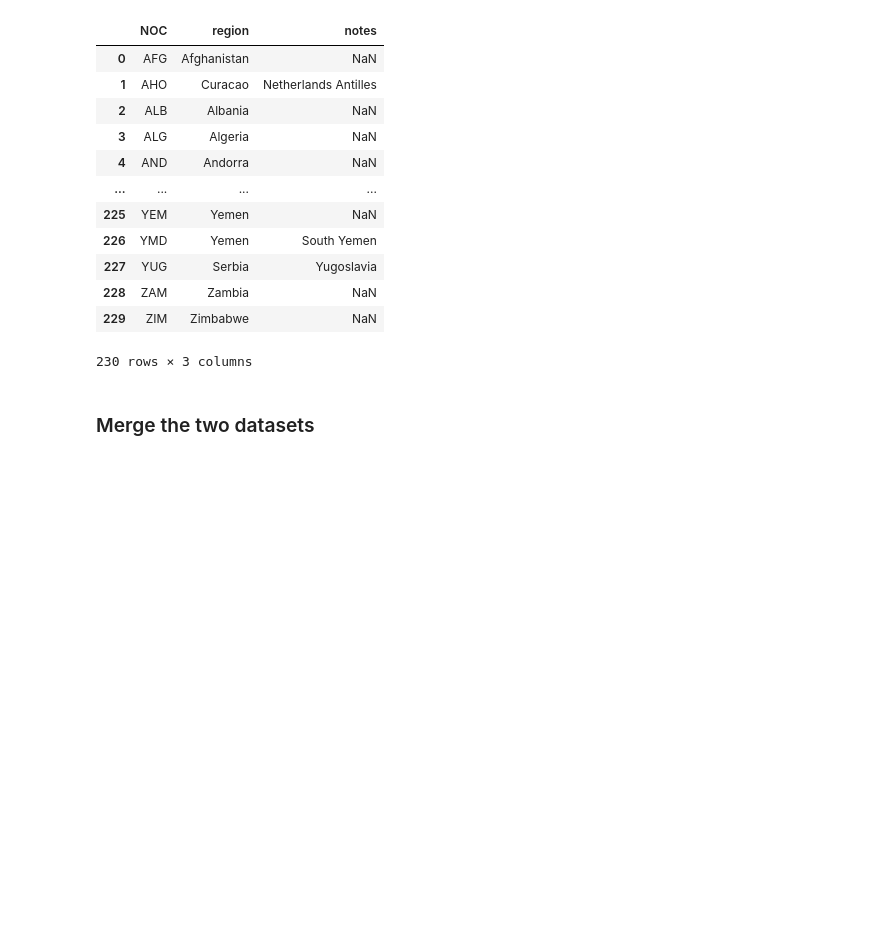
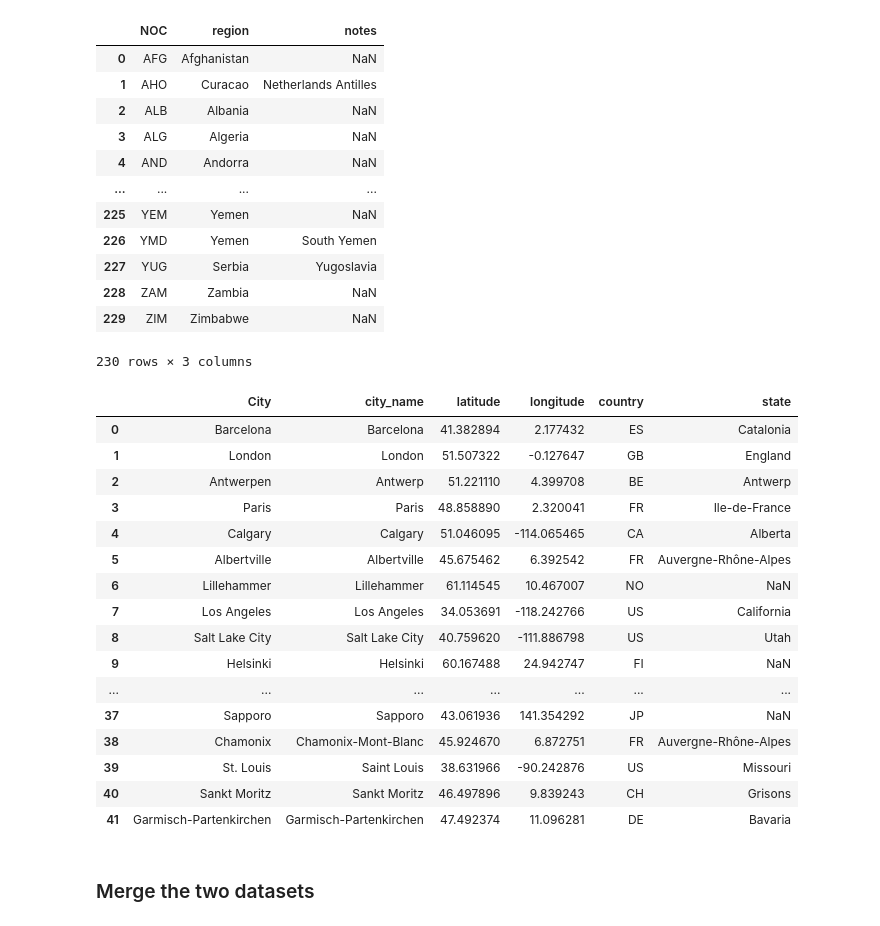
Before and after one commit to Maryam-Dollet/Dataviz_project, a Jupyter notebook: dataviz_project.ipynb, the cells around one changed output. Saved outputs shown, nothing was run; the diff lists cells and outputs as text; code cells hidden in the pictures; blank space fills up the shorter version.

```diff
--- a/dataviz_project.ipynb
+++ b/dataviz_project.ipynb
@@ -37,6 +37,28 @@ noc_regions
 | 228 | ZAM | Zambia | NaN |
 | 229 | ZIM | Zimbabwe | NaN |
 230 rows × 3 columns
+# %%
+city_positions = pd.read_csv("city_position.csv", sep=',')
+# %%
+city_positions
+# %% [output]
+|  | City | city_name | latitude | longitude | country | state |
+| 0 | Barcelona | Barcelona | 41.382894 | 2.177432 | ES | Catalonia |
+| 1 | London | London | 51.507322 | -0.127647 | GB | England |
+| 2 | Antwerpen | Antwerp | 51.221110 | 4.399708 | BE | Antwerp |
+| 3 | Paris | Paris | 48.858890 | 2.320041 | FR | Ile-de-France |
+| 4 | Calgary | Calgary | 51.046095 | -114.065465 | CA | Alberta |
+| 5 | Albertville | Albertville | 45.675462 | 6.392542 | FR | Auvergne-Rhône-Alpes |
+| 6 | Lillehammer | Lillehammer | 61.114545 | 10.467007 | NO | NaN |
+| 7 | Los Angeles | Los Angeles | 34.053691 | -118.242766 | US | California |
+| 8 | Salt Lake City | Salt Lake City | 40.759620 | -111.886798 | US | Utah |
+| 9 | Helsinki | Helsinki | 60.167488 | 24.942747 | FI | NaN |
+| ... | ... | ... | ... | ... | ... | ... |
+| 37 | Sapporo | Sapporo | 43.061936 | 141.354292 | JP | NaN |
+| 38 | Chamonix | Chamonix-Mont-Blanc | 45.924670 | 6.872751 | FR | Auvergne-Rhône-Alpes |
+| 39 | St. Louis | Saint Louis | 38.631966 | -90.242876 | US | Missouri |
+| 40 | Sankt Moritz | Sankt Moritz | 46.497896 | 9.839243 | CH | Grisons |
+| 41 | Garmisch-Partenkirchen | Garmisch-Partenkirchen | 47.492374 | 11.096281 | DE | Bavaria |
 # %% [markdown]
 ### Merge the two datasets
 # %%
```
Also changed, not shown: parts of 3 cells of this notebook, 2 other files.
